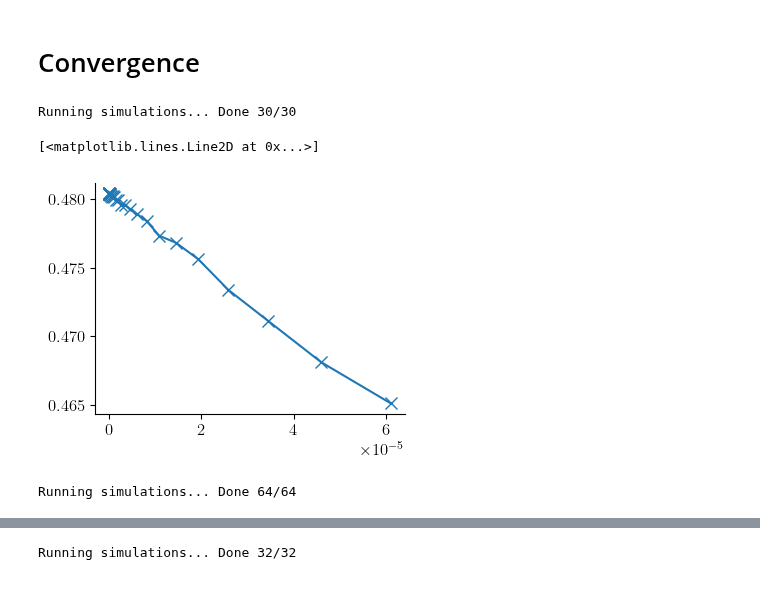
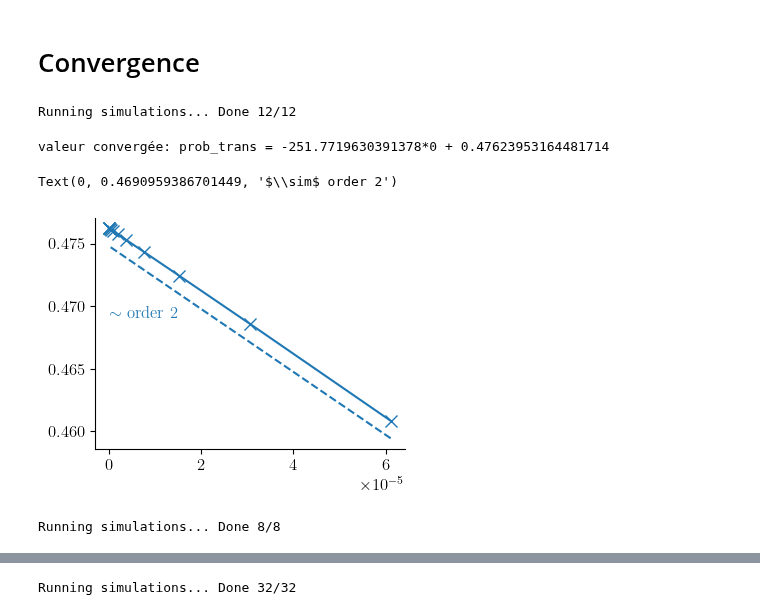
Before and after one commit to TomVdt/PhysNum, a Jupyter notebook: exercice6/analysis/analysis_ii.ipynb, the cells around one changed output, grey strips where cells are left out. Saved outputs shown, nothing was run; the diff lists cells and outputs as text; code cells hidden in the pictures.

```diff
--- a/exercice6/analysis/analysis_ii.ipynb
+++ b/exercice6/analysis/analysis_ii.ipynb
@@ -142,6 +142,15 @@ def extract_at_time(dataset: tuple[dict, np.ndarray, np.ndarray, np.ndarray], cl
+# %%
+def extract_at_time(dataset: tuple[dict, np.ndarray, np.ndarray, np.ndarray], time_cut) -> tuple[np.ndarray, ...]:
+    params, data_pot, data_psi2, data_obs = dataset
+    t = data_obs[:,0]
+    index = np.argmin(np.abs(t-time_cut))
+    prob_right = data_obs[:,2][index]
+    H_moy = data_obs[:,3][index]
+
+    return t[index], prob_right, H_moy
 # %%
-Nintervals = np.geomspace(256, 16384, 30).astype(int)
-# Nintervals = 2**np.arange(8, 14).astype(int)
+# Nintervals = np.geomspace(256, 8192, 20).astype(int)
+Nintervals = (2**np.arange(8, 14, step=0.5)).astype(int)
 
 dataset_conv_nx = run_with_params(
     config_name,
@@ -152,7 +161,7 @@ dataset_conv_nx = run_with_params(
     })
 )
 # %% [output]
-Running simulations... Done 30/30
+Running simulations... Done 12/12
 # %%
 probs_dx = []
 for i, (params, data_pot, data_psi2, data_obs) in enumerate(dataset_conv_nx):
@@ -160,26 +169,33 @@ for i, (params, data_pot, data_psi2, data_obs) in enumerate(dataset_conv_nx):
     probs_dx.append(prob)
 probs_dx = np.array(probs_dx)
-# %%
-L = conf['xR'] - conf['xL']
-dxs = L/Nintervals
-plt.plot(dxs**2, probs_dx, marker='x')
-# %% [output]
-[<matplotlib.lines.Line2D at 0x...>]
-[figure, removed]
+# %%
+L = conf['xR'] - conf['xL']
+dxs = L/Nintervals
+plt.plot(dxs[0:]**2, probs_dx[0:], marker='x')
+
+coefs = np.polyfit(dxs**2, probs_dx, 1)
+print(f"valeur convergée: prob_trans = {coefs[0]}*0 + {coefs[1]}")
+plt.plot(dxs**2, (dxs**2)*coefs[0] + coefs[1]*(1-3*1e-3), '--', color='tab:blue')
+plt.annotate(r'$\sim$ order 2', (0, coefs[1]*(1-1.5*1e-2)), xycoords='data', color='tab:blue')
+# %% [output]
+valeur convergée: prob_trans = -251.7719630391378*0 + 0.47623953164481714
+Text(0, 0.4690959386701449, '$\\sim$ order 2')
+[figure, added]
 # %%
-delta_ts = np.linspace(1e-4, 1e-6, 64)
-# delta_ts = np.array([2*1e-5, 3*1e-5, 5*1e-5, 1e-4, 2*1e-4, 3*1e-4, 5*1e-4])
+# delta_ts = np.linspace(1e-5, 1e-6, 64)
+factors = np.array([5, 3, 2, 1])
+dts = np.concatenate((factors*1e-5, factors*1e-6))
 
 dataset_conv_ts = run_with_params(
     config_name,
     gen_variations({
         'V0': [E],
         'Nintervals': [512],
-        'dt': delta_ts,
+        'dt': dts,
         'convergence': ['true']
     })
 )
 # %% [output]
-Running simulations... Done 64/64
+Running simulations... Done 8/8
 # %%
 probs_dt1 = []
```
Also changed, not shown: parts of 6 cells of this notebook, 1 other file.
